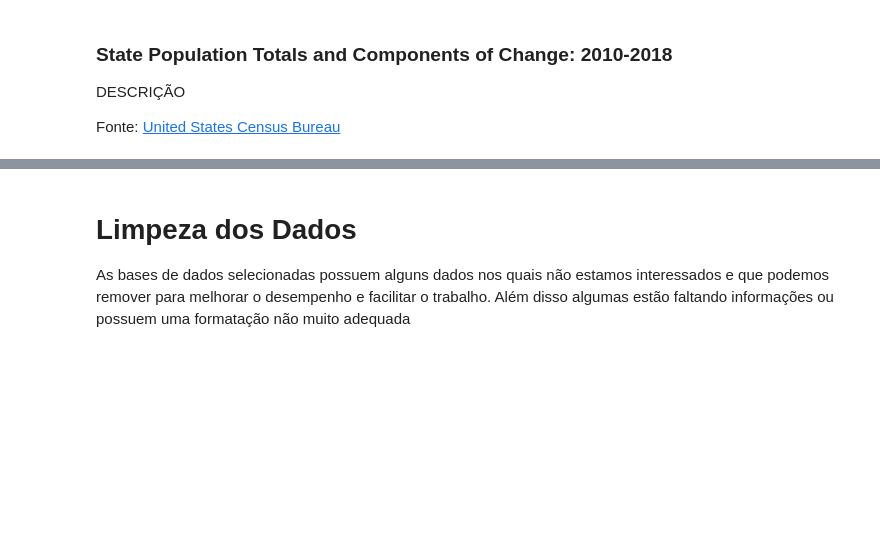
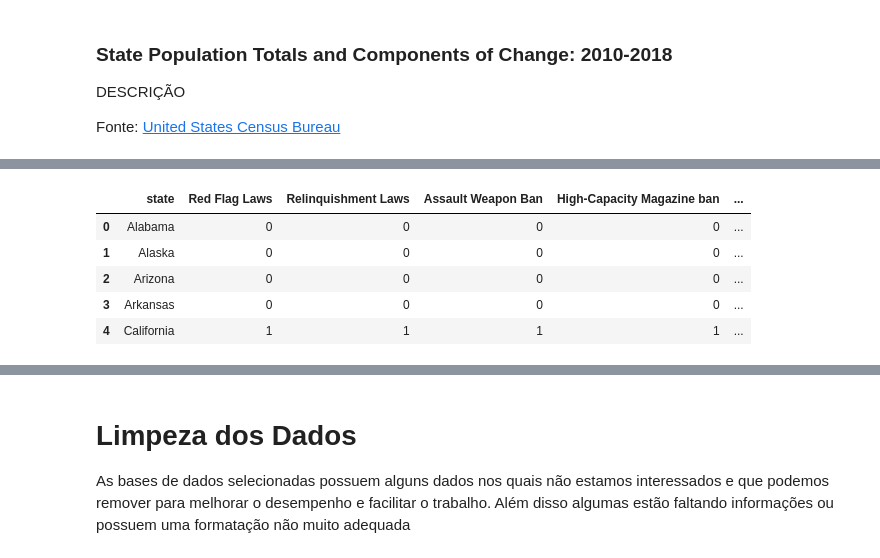
Before and after one commit to PedroPrisxzma/DataScience-Project, a Jupyter notebook: notebooks/Data_and_Cleaning.ipynb, the cells around one changed output, grey strips where cells are left out. Cells and saved outputs as stored; diff of their text form; code cells hidden in the pictures; blank space fills up the shorter version.

```diff
--- a/notebooks/Data_and_Cleaning.ipynb
+++ b/notebooks/Data_and_Cleaning.ipynb
@@ -25,0 +50,11 @@ population = pd.read_csv('../databases/nst-est2018-alldata.zip', compression='zi
+# %%
+# Load dataset
+gun_laws = pd.read_csv('../databases/gun_laws.zip', compression='zip')
+gun_laws.head()
+# %% [output]
+|  | state | Red Flag Laws | Relinquishment Laws | Assault Weapon Ban | High-Capacity Magazine ban | ... |
+| 0 | Alabama | 0 | 0 | 0 | 0 | ... |
+| 1 | Alaska | 0 | 0 | 0 | 0 | ... |
+| 2 | Arizona | 0 | 0 | 0 | 0 | ... |
+| 3 | Arkansas | 0 | 0 | 0 | 0 | ... |
+| 4 | California | 1 | 1 | 1 | 1 | ... |
```
Also changed, not shown: parts of 6 cells of this notebook, 3 other files.
